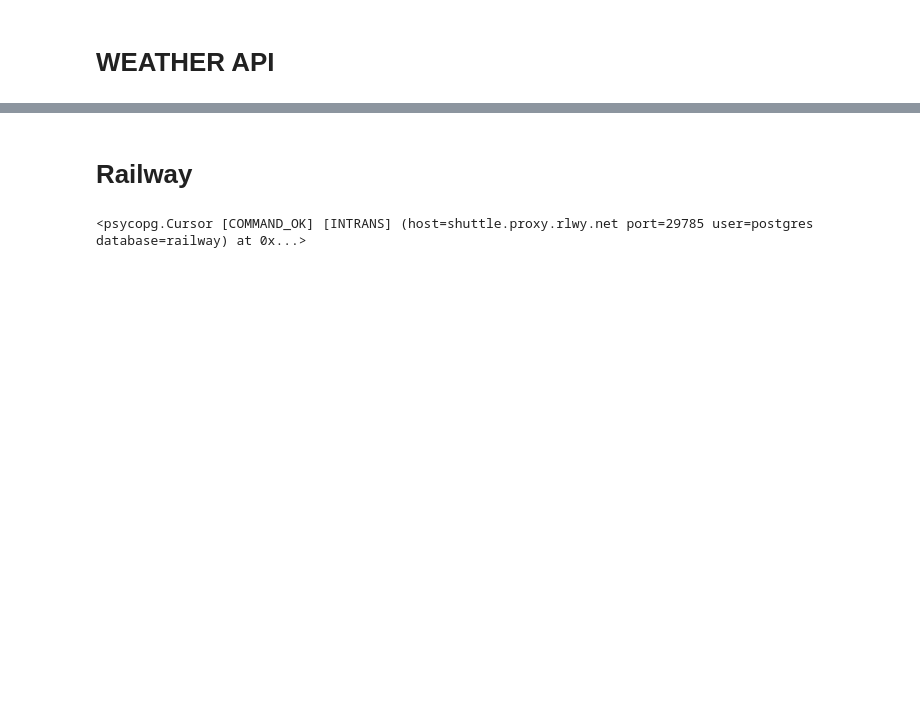
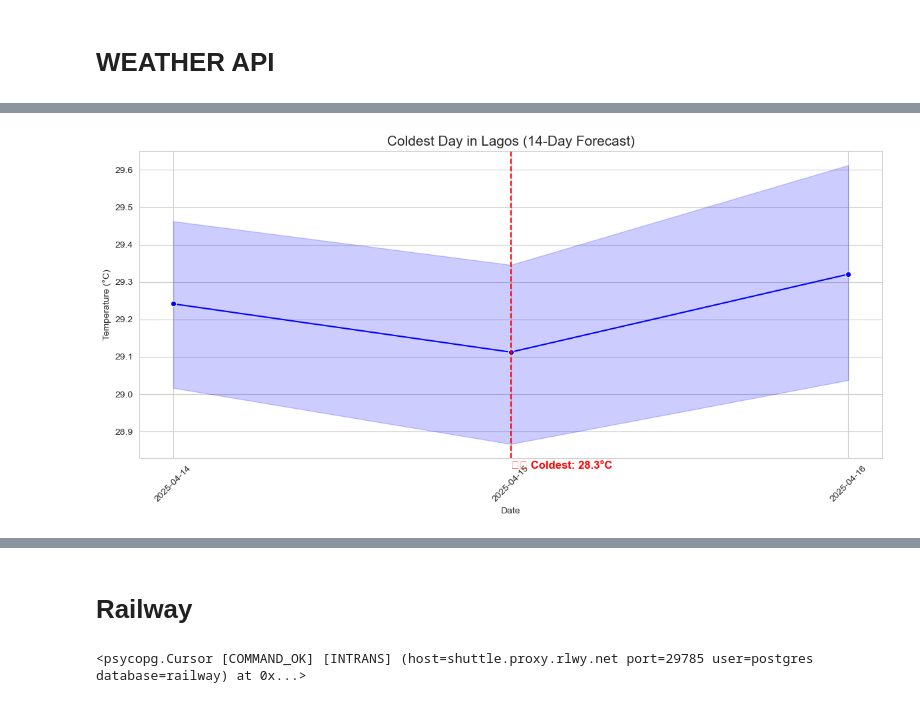
Before and after one commit to AlexIchie-coder/Projects, a Jupyter notebook: Life Track/test.ipynb, the cells around one changed output, grey strips where cells are left out. Drawn from its saved outputs; the diff is of its cells as text; code cells hidden in the pictures; blank space fills up the shorter version.

```diff
--- a/Life Track/test.ipynb
+++ b/Life Track/test.ipynb
@@ -144,0 +479,35 @@ weatherDF
+# %%
+import seaborn as sns
+import matplotlib.pyplot as plt
+%matplotlib inline
+
+# Filter for Lagos
+lagos_df = weather_df[weather_df['city'] == 'Lagos']
+
+# Find the coldest day
+coldest_day = lagos_df.loc[lagos_df['temperature_c'].idxmin()]
+
+# Plot all 14 days for Lagos
+plt.figure(figsize=(12, 6))
+sns.lineplot(data=lagos_df, x='date', y='temperature_c', marker='o', color='blue')
+
+# Annotate the coldest day
+plt.axvline(x=coldest_day['date'], color='red', linestyle='--')
+plt.text(
+    coldest_day['date'],
+    coldest_day['temperature_c'] + 0.5,
+    f"❄️ Coldest: {coldest_day['temperature_c']}°C",
+    color='red',
+    fontsize=12,
+    weight='bold'
+)
+
+# Final touches
+plt.title("Coldest Day in Lagos (14-Day Forecast)", fontsize=15)
+plt.xlabel("Date")
+plt.ylabel("Temperature (°C)")
+plt.xticks(rotation=45)
+plt.tight_layout()
+plt.show()
+# %% [output]
+[figure, added]
```
Also changed, not shown: parts of 49 cells of this notebook.
